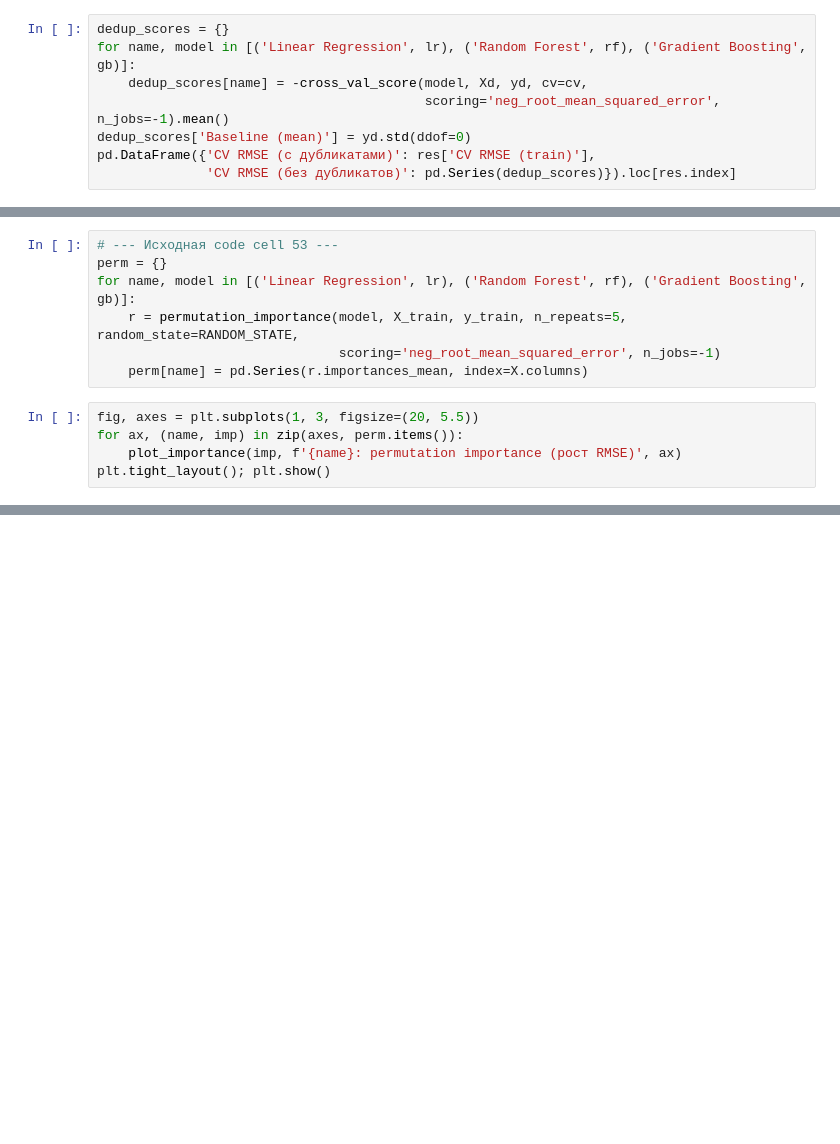
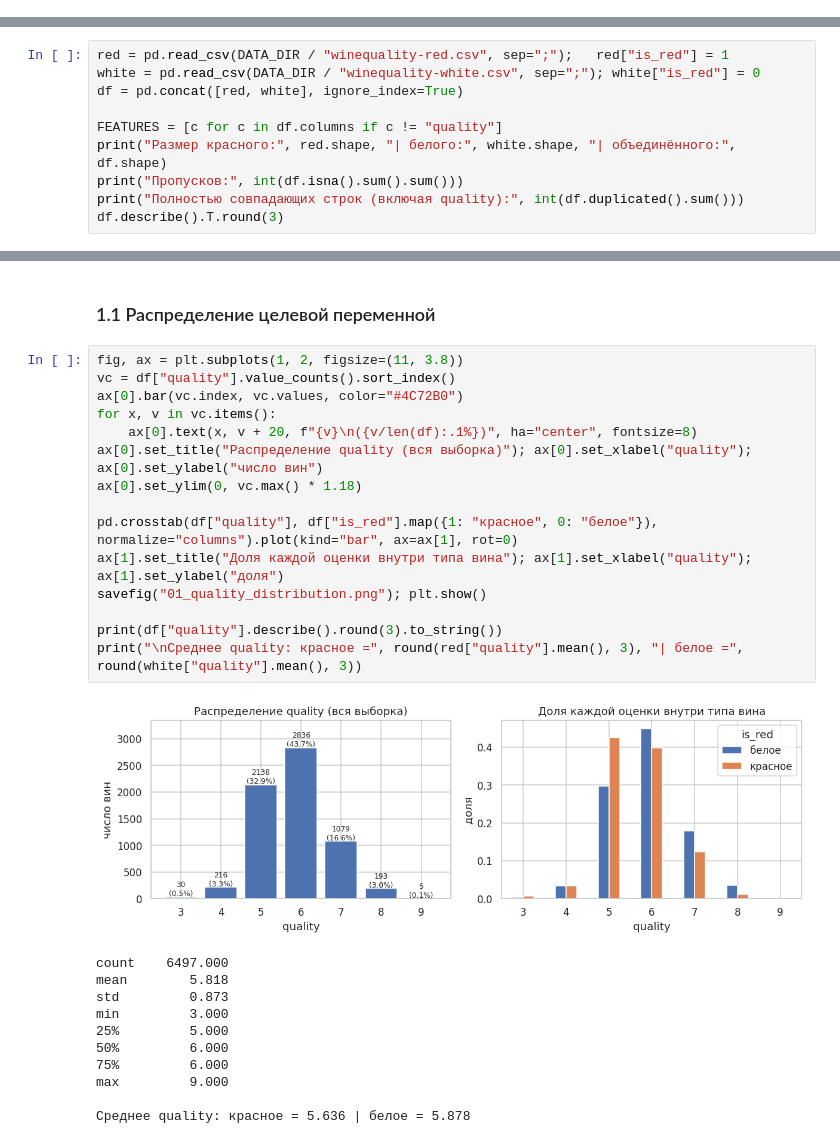
Before and after one commit to YaYigorka/ml_course_mai, a Jupyter notebook: regression/solution.ipynb, the cells around one changed output, grey strips where cells are left out. Cells and saved outputs as stored; diff of their text form; blank space fills up the shorter version.

```diff
--- a/regression/solution.ipynb
+++ b/regression/solution.ipynb
@@ -309,8 +0,0 @@ print(f'train без дубликатов: {len(train_dedup)} из {len(train_fu
-# %%
-dedup_scores = {}
-for name, model in [('Linear Regression', lr), ('Random Forest', rf), ('Gradient Boosting', gb)]:
-    dedup_scores[name] = -cross_val_score(model, Xd, yd, cv=cv,
-                                          scoring='neg_root_mean_squared_error', n_jobs=-1).mean()
-dedup_scores['Baseline (mean)'] = yd.std(ddof=0)
-pd.DataFrame({'CV RMSE (с дубликатами)': res['CV RMSE (train)'],
-              'CV RMSE (без дубликатов)': pd.Series(dedup_scores)}).loc[res.index]
@@ -319,12 +0,0 @@ pd.DataFrame({'CV RMSE (с дубликатами)': res['CV RMSE (train)'],
-# %%
-# --- Исходная code cell 53 ---
-perm = {}
-for name, model in [('Linear Regression', lr), ('Random Forest', rf), ('Gradient Boosting', gb)]:
-    r = permutation_importance(model, X_train, y_train, n_repeats=5, random_state=RANDOM_STATE,
-                               scoring='neg_root_mean_squared_error', n_jobs=-1)
-    perm[name] = pd.Series(r.importances_mean, index=X.columns)
-# %%
-fig, axes = plt.subplots(1, 3, figsize=(20, 5.5))
-for ax, (name, imp) in zip(axes, perm.items()):
-    plot_importance(imp, f'{name}: permutation importance (рост RMSE)', ax)
-plt.tight_layout(); plt.show()
@@ -424,0 +109,10 @@ final_table.round(4)
+# %%
+red = pd.read_csv(DATA_DIR / "winequality-red.csv", sep=";");   red["is_red"] = 1
+white = pd.read_csv(DATA_DIR / "winequality-white.csv", sep=";"); white["is_red"] = 0
+df = pd.concat([red, white], ignore_index=True)
+
+FEATURES = [c for c in df.columns if c != "quality"]
+print("Размер красного:", red.shape, "| белого:", white.shape, "| объединённого:", df.shape)
+print("Пропусков:", int(df.isna().sum().sum()))
+print("Полностью совпадающих строк (включая quality):", int(df.duplicated().sum()))
+df.describe().T.round(3)
@@ -424,0 +143,29 @@ final_table.round(4)
+# %% [markdown]
+### 1.1 Распределение целевой переменной
+# %%
+fig, ax = plt.subplots(1, 2, figsize=(11, 3.8))
+vc = df["quality"].value_counts().sort_index()
+ax[0].bar(vc.index, vc.values, color="#4C72B0")
+for x, v in vc.items():
+    ax[0].text(x, v + 20, f"{v}\n({v/len(df):.1%})", ha="center", fontsize=8)
+ax[0].set_title("Распределение quality (вся выборка)"); ax[0].set_xlabel("quality"); ax[0].set_ylabel("число вин")
+ax[0].set_ylim(0, vc.max() * 1.18)
+
+pd.crosstab(df["quality"], df["is_red"].map({1: "красное", 0: "белое"}), normalize="columns").plot(kind="bar", ax=ax[1], rot=0)
+ax[1].set_title("Доля каждой оценки внутри типа вина"); ax[1].set_xlabel("quality"); ax[1].set_ylabel("доля")
+savefig("01_quality_distribution.png"); plt.show()
+
+print(df["quality"].describe().round(3).to_string())
+print("\nСреднее quality: красное =", round(red["quality"].mean(), 3), "| белое =", round(white["quality"].mean(), 3))
+# %% [output]
+[figure, added]
+count    6497.000
+mean        5.818
+std         0.873
+min         3.000
+25%         5.000
+50%         6.000
+75%         6.000
+max         9.000
+
+Среднее quality: красное = 5.636 | белое = 5.878
```
Also changed, not shown: parts of 147 cells of this notebook, 1 other file.
